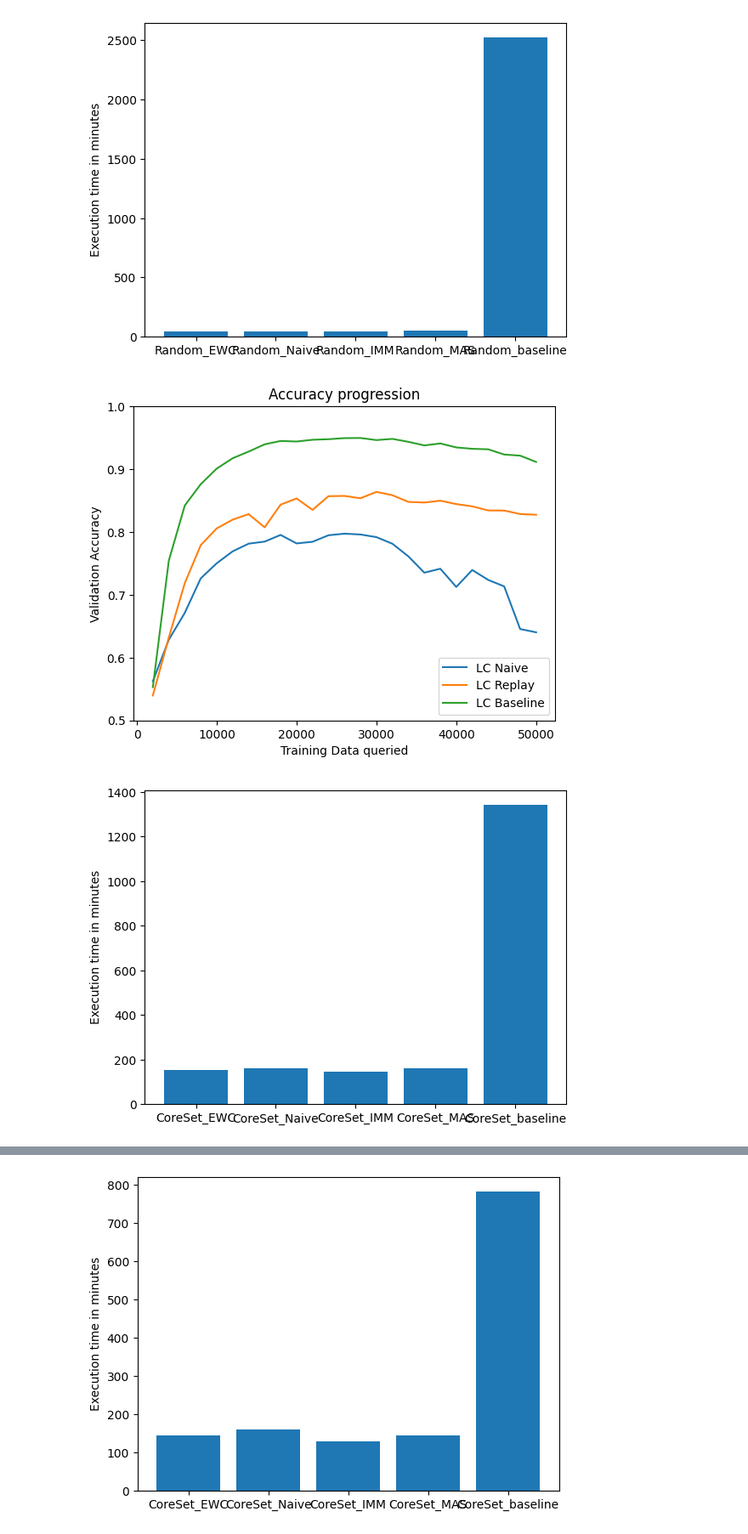
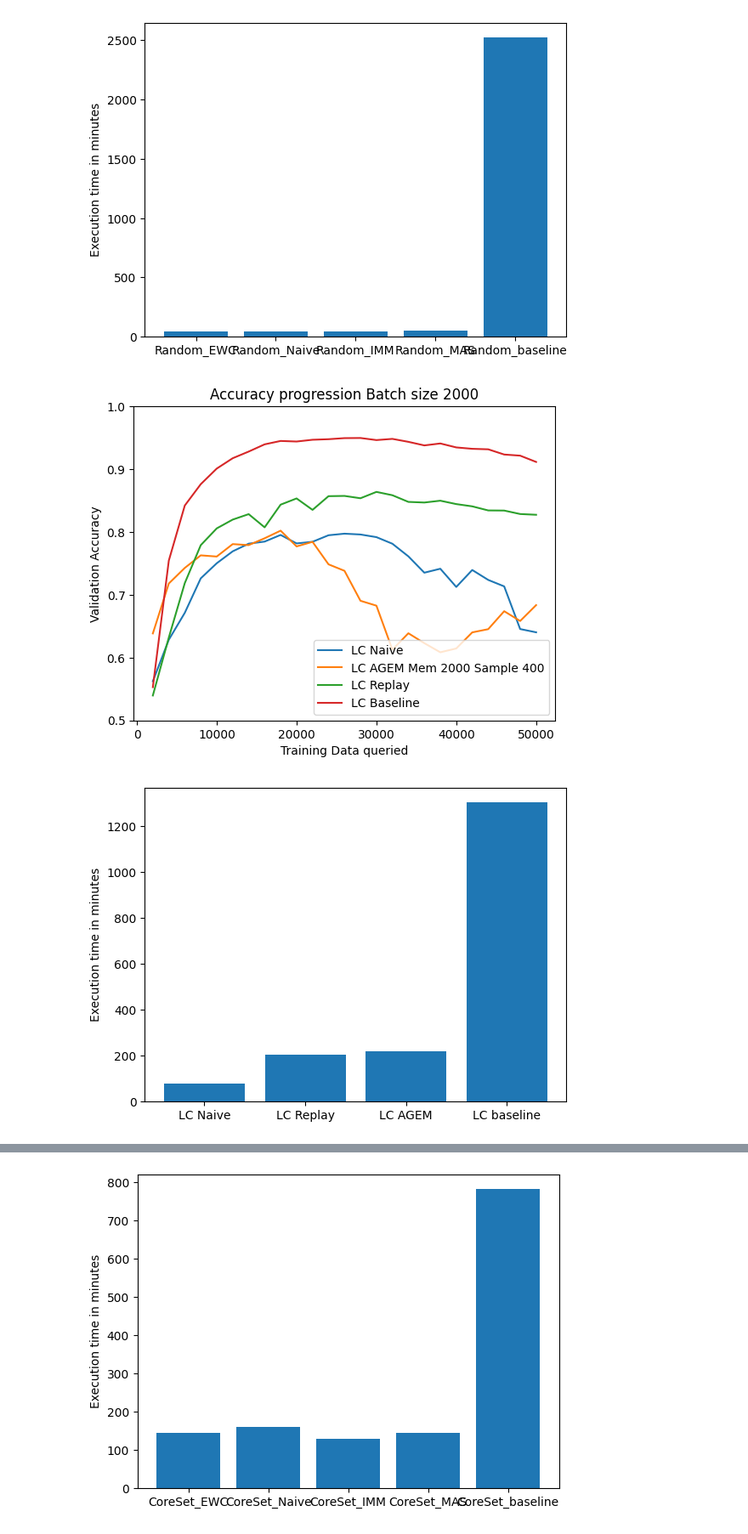
Before and after one commit to FelixMoeller3/calms, a Jupyter notebook: src/evaluation/eval_model_stealing.ipynb, the cells around one changed output, grey strips where cells are left out. Shown at 85% size. Cells and saved outputs as stored; diff of their text form; code cells hidden in the pictures.

```diff
--- a/src/evaluation/eval_model_stealing.ipynb
+++ b/src/evaluation/eval_model_stealing.ipynb
@@ -736,10 +736,10 @@ Lc_IMM = [0.5382, 0.5491, 0.6245, 0.6657, 0.7103, 0.7415, 0.7743, 0.7684, 0.7831
 Lc_IMM_scheduler = [0.5561, 0.604, 0.6825, 0.6853, 0.7218, 0.7504, 0.7562, 0.7731, 0.776, 0.7667, 0.7791, 0.7911, 0.7658, 0.7774, 0.767, 0.7739, 0.7523, 0.7635, 0.7727, 0.7565, 0.7774, 0.7794, 0.7892, 0.772, 0.7787]
 Lc_EWC = [0.554, 0.5974, 0.6481, 0.6734, 0.7068, 0.7364, 0.7538, 0.77, 0.7847, 0.7848, 0.7853, 0.7895, 0.7848, 0.7849, 0.7845, 0.7743, 0.7745, 0.7377, 0.6881, 0.619, 0.5964, 0.5419, 0.4769, 0.5604, 0.6051]
 Lc_EWC_scheduler =  [0.5581, 0.612, 0.6907, 0.7032, 0.7387, 0.7525, 0.7619, 0.7741, 0.7803, 0.7906, 0.7766, 0.7906, 0.7675, 0.8062, 0.788, 0.7897, 0.7961, 0.7979, 0.7799, 0.801, 0.7942, 0.7776, 0.7881, 0.7977, 0.8048]
-Lc_AGEM =  [0.6509, 0.7337, 0.7654, 0.774, 0.7758, 0.757, 0.7695, 0.7512, 0.7665, 0.7381, 0.7259, 0.702, 0.7129, 0.6742, 0.6825, 0.6633, 0.626, 0.5958, 0.6403, 0.5975, 0.6109, 0.6197, 0.5912, 0.726, 0.6437]
-Lc_AGEM_2 = [0.6422, 0.6895, 0.7529, 0.7628, 0.7781, 0.7791, 0.7846, 0.7722, 0.7545, 0.7408, 0.7404, 0.7254, 0.7185, 0.7073, 0.6961, 0.6607, 0.6531, 0.6658, 0.6146, 0.6001, 0.5534, 0.5816, 0.587, 0.6003, 0.7125]
-Lc_AGEM_3 = [0.646, 0.7006, 0.757, 0.7702, 0.7822, 0.7762, 0.7784, 0.7709, 0.7704, 0.7606, 0.7606, 0.7328, 0.7158, 0.7169, 0.6909, 0.6866, 0.6778, 0.6837, 0.6591, 0.6269, 0.63, 0.6092, 0.6353, 0.5915, 0.6792]
-Lc_AGEM_4 = [0.6385, 0.718, 0.7428, 0.7628, 0.7609, 0.7807, 0.7791, 0.79, 0.8021, 0.777, 0.7843, 0.7485, 0.7382, 0.6905, 0.6827, 0.6126, 0.6388, 0.623, 0.6085, 0.6146, 0.6402, 0.6453, 0.6739, 0.6583, 0.6836]
+Lc_AGEM_100_30 =  [0.6509, 0.7337, 0.7654, 0.774, 0.7758, 0.757, 0.7695, 0.7512, 0.7665, 0.7381, 0.7259, 0.702, 0.7129, 0.6742, 0.6825, 0.6633, 0.626, 0.5958, 0.6403, 0.5975, 0.6109, 0.6197, 0.5912, 0.726, 0.6437]
+Lc_AGEM_500_50 = [0.6422, 0.6895, 0.7529, 0.7628, 0.7781, 0.7791, 0.7846, 0.7722, 0.7545, 0.7408, 0.7404, 0.7254, 0.7185, 0.7073, 0.6961, 0.6607, 0.6531, 0.6658, 0.6146, 0.6001, 0.5534, 0.5816, 0.587, 0.6003, 0.7125]
+Lc_AGEM_500_400 = [0.646, 0.7006, 0.757, 0.7702, 0.7822, 0.7762, 0.7784, 0.7709, 0.7704, 0.7606, 0.7606, 0.7328, 0.7158, 0.7169, 0.6909, 0.6866, 0.6778, 0.6837, 0.6591, 0.6269, 0.63, 0.6092, 0.6353, 0.5915, 0.6792]
+Lc_AGEM_2000_400 = [0.6385, 0.718, 0.7428, 0.7628, 0.7609, 0.7807, 0.7791, 0.79, 0.8021, 0.777, 0.7843, 0.7485, 0.7382, 0.6905, 0.6827, 0.6126, 0.6388, 0.623, 0.6085, 0.6146, 0.6402, 0.6453, 0.6739, 0.6583, 0.6836]
 Lc_Replay = [0.5397, 0.632, 0.7186, 0.779, 0.8057, 0.8197, 0.8284, 0.8074, 0.8435, 0.8534, 0.8352, 0.857, 0.8574, 0.8537, 0.8638, 0.8585, 0.8479, 0.8469, 0.8498, 0.8444, 0.8408, 0.8343, 0.8341, 0.8286, 0.8274]
 
 Random_MAS = [0.6468, 0.661, 0.6766, 0.6844, 0.6923, 0.704, 0.7008, 0.6997, 0.7052, 0.7087, 0.7182, 0.7114, 0.7223, 0.7314, 0.7269, 0.7313, 0.7409, 0.735, 0.7422, 0.75, 0.7472, 0.7469, 0.7465, 0.7496, 0.751]
@@ -774,12 +774,13 @@ CoreSet_Baseline = [0.5536, 0.7182, 0.8172, 0.8658, 0.8933, 0.9068, 0.9183, 0.93
 Bald_Baseline = [0.5214, 0.6954, 0.8064, 0.862, 0.8902, 0.9111, 0.9224, 0.9313, 0.9395, 0.9425, 0.9463, 0.9452, 0.9456, 0.9468, 0.9466, 0.9457, 0.9467, 0.9453, 0.9429, 0.937, 0.9357, 0.9297, 0.9278, 0.9233, 0.9211]
 
 x = [(i+1)*2000 for i in range(25)]
+plt.plot(x,LC_Naive,label="LC Naive")
+#plt.plot(x,Lc_EWC,label="LC EWC")
 #plt.plot(x,LC_Naive,label="LC Naive")
-#plt.plot(x,Lc_EWC,label="LC EWC")
-plt.plot(x,LC_Naive,label="LC Naive")
-#plt.plot(x,Lc_AGEM,label="LC AGEM 1")
-#plt.plot(x,Lc_AGEM_2,label="LC AGEM 2")
-#plt.plot(x,Lc_AGEM_3,label="LC AGEM 3")
+#plt.plot(x,Lc_AGEM_100_30,label="LC AGEM Mem 100 Sample 30")
+#plt.plot(x,Lc_AGEM_500_50,label="LC AGEM Mem 500 Sample 50")
+#plt.plot(x,Lc_AGEM_500_400,label="LC AGEM Mem 500 Sample 400")
+plt.plot(x,Lc_AGEM_2000_400,label="LC AGEM Mem 2000 Sample 400")
 plt.plot(x,Lc_Replay,label="LC Replay")
 #plt.plot(x,Lc_IMM,label="LC IMM")
 plt.plot(x,Lc_Baseline,label="LC Baseline")
@@ -787,19 +788,21 @@ plt.plot(x,Lc_Baseline,label="LC Baseline")
 #plt.plot(x,LC_Naive,label="LC Naive")
 #plt.plot(x,Lc_EWC_scheduler,label="LC EWC (with scheduler)")
 plt.ylim(0.5,1.0)
-plt.title("Accuracy progression")
+plt.title("Accuracy progression Batch size 2000")
 plt.xlabel("Training Data queried")
 plt.ylabel("Validation Accuracy")
 plt.legend()
 plt.show()
 # %% [output]
-[figure, old version]
+[figure, new version]
 # %%
 # 2000 Queries time
 LC_Naive = '01h:20m:09s'
 Lc_MAS = '01h:24m:12s'
 Lc_IMM = '01h:16m:17s'
 Lc_EWC = '01h:29m:46s'
+Lc_Replay = '03h:25m:37s'
+Lc_AGEM = '03h:39m:26s'
 
 Random_MAS = '01h:24m:29s'
 Random_IMM = '01h:17m:10s'
@@ -807,39 +810,38 @@ Random_EWC = '01h:23m:44s'
 Random_Naive = '01h:15m:38s'
 
 Bald_Naive = '02h:26m:21s'
 Bald_EWC = '02h:36m:41s'
 Bald_IMM = '02h:32m:55s'
 Bald_MAS = '02h:33m:35s'
 
 CoreSet_IMM = '02h:24m:38s'
 CoreSet_MAS = '02h:40m:49s'
 CoreSet_EWC = '02h:31m:40s'
 CoreSet_Naive = '02h:41m:39s'
 
 Badge_Naive = '11h:44m:16s'
 Badge_MAS = '11h:31m:16s'
 Badge_IMM = '11h:40m:51s'
 Badge_EWC = '11h:46m:43s'
 
 Badge_baseline = '32h:15m:00s'
 LC_baseline = '21h:42m:58s'
 Bald_baseline = '22h:41m:29s'
 Random_baseline = '21h:29m:58s'
 CoreSet_baseline = '22h:22m:11s'
 
-data = {'CoreSet_EWC': transform_timestamp(CoreSet_EWC),
-        'CoreSet_Naive': transform_timestamp(CoreSet_Naive),
-        'CoreSet_IMM': transform_timestamp(CoreSet_IMM),
-        'CoreSet_MAS': transform_timestamp(CoreSet_MAS),
-        'CoreSet_baseline' : transform_timestamp(CoreSet_baseline)
+data = {'LC Naive': transform_timestamp(LC_Naive),
+        'LC Replay': transform_timestamp(Lc_Replay),
+        'LC AGEM': transform_timestamp(Lc_AGEM),
+        'LC baseline' : transform_timestamp(LC_baseline)
         }
 methods = list(data.keys())
 times = list(data.values())
 plt.bar(methods,times)
 plt.ylabel("Execution time in minutes")
 plt.show()
 # %% [output]
-[figure, old version]
+[figure, new version]
 # %%
 # 4000 Queries accuracy
 LC_Naive = [0.684, 0.7983, 0.8201, 0.8362, 0.8398, 0.8439, 0.8391, 0.8375, 0.8226, 0.8184, 0.7929, 0.7526, 0.7368]
```
Also changed, not shown: parts of 2 cells of this notebook, 9 other files.
